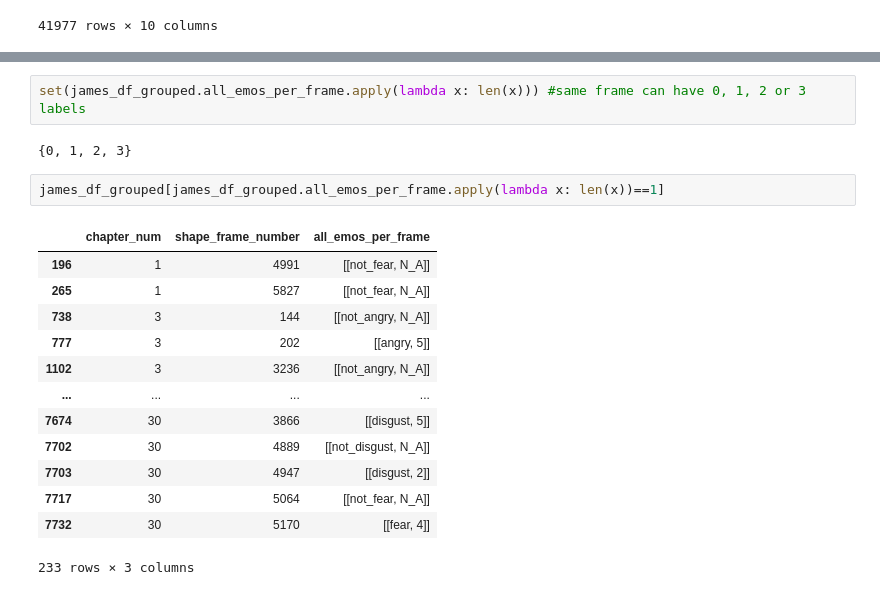
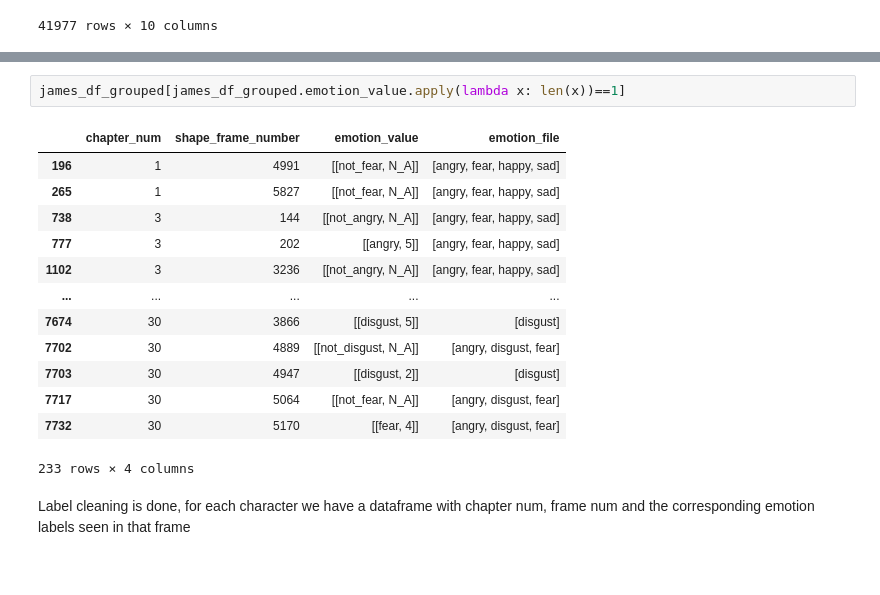
Before and after one commit to SteinwayThor/eeg-features-movies, a Jupyter notebook: EDA_and_Data_Extraction.ipynb, the cells around one changed output, grey strips where cells are left out. Drawn from its saved outputs; the diff is of its cells as text.

```diff
--- a/EDA_and_Data_Extraction.ipynb
+++ b/EDA_and_Data_Extraction.ipynb
@@ -575,20 +571,19 @@ james_df_grouped
 # %%
-set(james_df_grouped.all_emos_per_frame.apply(lambda x: len(x))) #same frame can have 0, 1, 2 or 3 labels
+james_df_grouped[james_df_grouped.emotion_value.apply(lambda x: len(x))==1]
 # %% [output]
+|  | chapter_num | shape_frame_number | emotion_value | emotion_file |
+| 196 | 1 | 4991 | [[not_fear, N_A]] | [angry, fear, happy, sad] |
+| 265 | 1 | 5827 | [[not_fear, N_A]] | [angry, fear, happy, sad] |
+| 738 | 3 | 144 | [[not_angry, N_A]] | [angry, fear, happy, sad] |
+| 777 | 3 | 202 | [[angry, 5]] | [angry, fear, happy, sad] |
+| 1102 | 3 | 3236 | [[not_angry, N_A]] | [angry, fear, happy, sad] |
+| ... | ... | ... | ... | ... |
+| 7674 | 30 | 3866 | [[disgust, 5]] | [disgust] |
+| 7702 | 30 | 4889 | [[not_disgust, N_A]] | [angry, disgust, fear] |
+| 7703 | 30 | 4947 | [[disgust, 2]] | [disgust] |
+| 7717 | 30 | 5064 | [[not_fear, N_A]] | [angry, disgust, fear] |
+| 7732 | 30 | 5170 | [[fear, 4]] | [angry, disgust, fear] |
-{0, 1, 2, 3}
+233 rows × 4 columns
-# %%
-james_df_grouped[james_df_grouped.all_emos_per_frame.apply(lambda x: len(x))==1]
-# %% [output]
-|  | chapter_num | shape_frame_number | all_emos_per_frame |
-| 196 | 1 | 4991 | [[not_fear, N_A]] |
-| 265 | 1 | 5827 | [[not_fear, N_A]] |
-| 738 | 3 | 144 | [[not_angry, N_A]] |
-| 777 | 3 | 202 | [[angry, 5]] |
-| 1102 | 3 | 3236 | [[not_angry, N_A]] |
-| ... | ... | ... | ... |
-| 7674 | 30 | 3866 | [[disgust, 5]] |
-| 7702 | 30 | 4889 | [[not_disgust, N_A]] |
-| 7703 | 30 | 4947 | [[disgust, 2]] |
-| 7717 | 30 | 5064 | [[not_fear, N_A]] |
-| 7732 | 30 | 5170 | [[fear, 4]] |
-233 rows × 3 columns
+# %% [markdown]
+Label cleaning is done, for each character we have a dataframe with
+chapter num, frame num and the corresponding emotion labels seen in that frame
```
Also changed, not shown: parts of 13 cells of this notebook.
